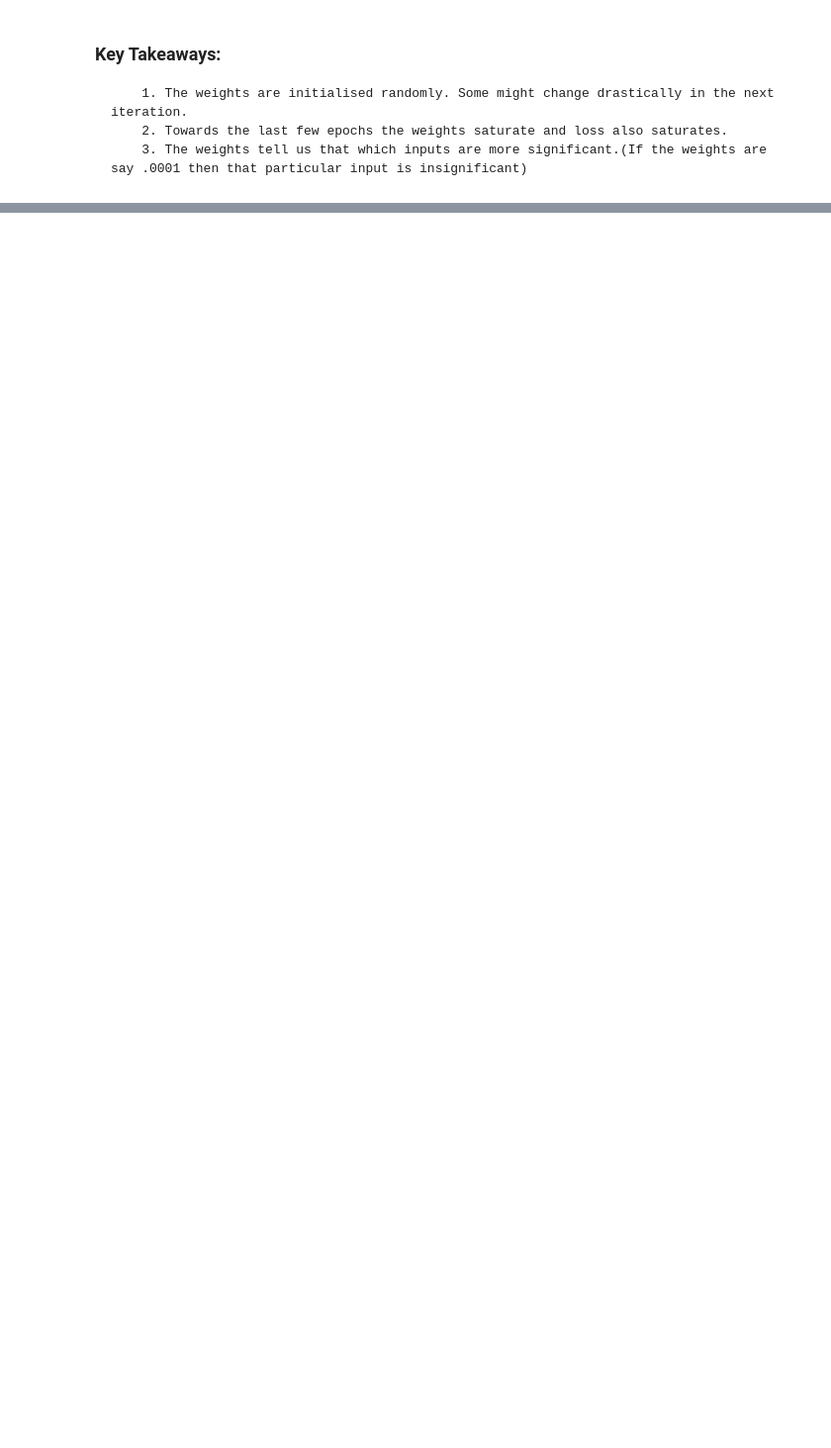
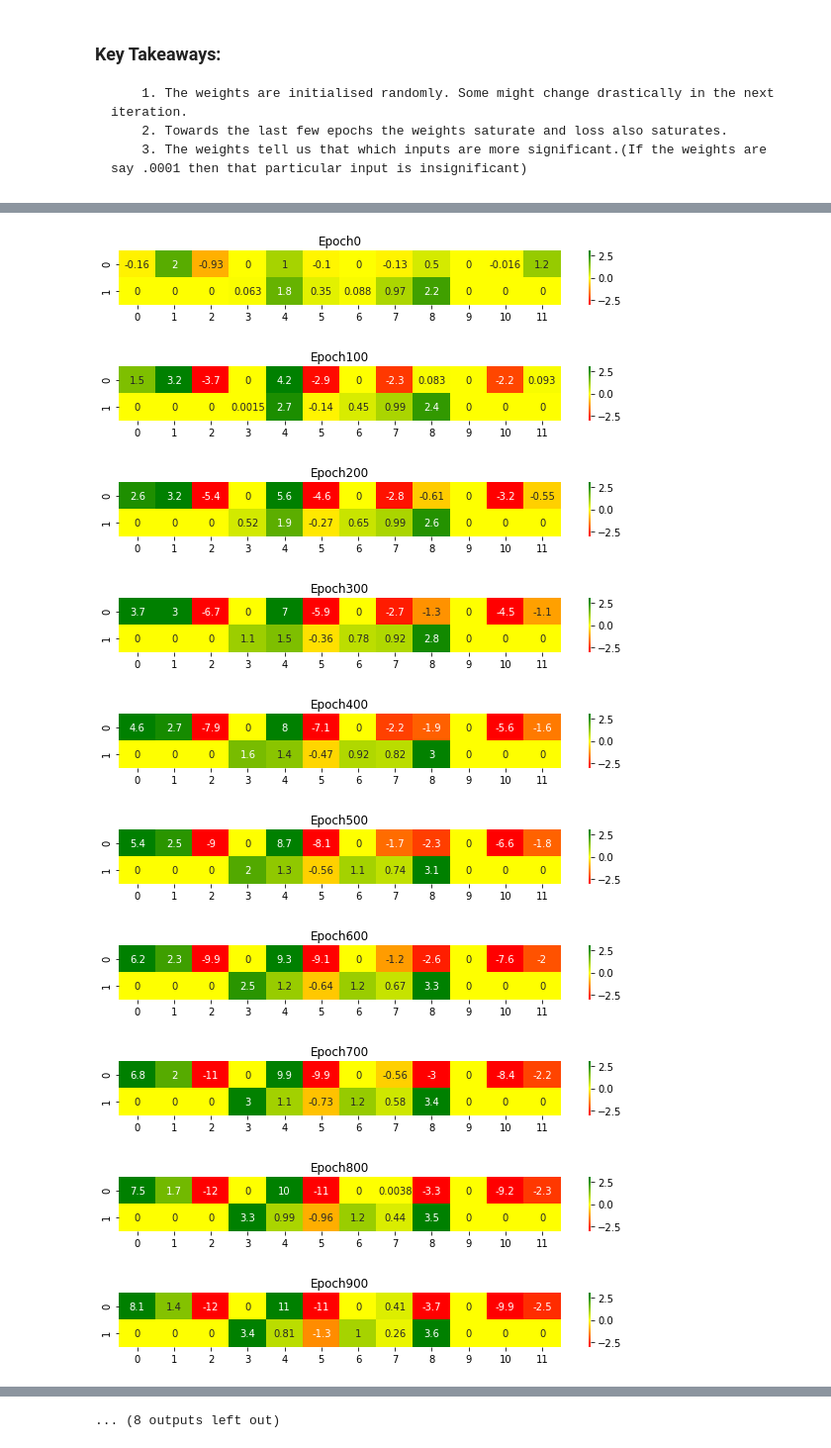
Before and after one commit to Humaidabdullah/Deep-Learning-PadhAI, a Jupyter notebook: Untitled Folder/ScalarBackPropogation.ipynb, the cells around one changed output, grey strips where cells are left out. Shown at 99% size. Saved outputs shown, nothing was run; the diff lists cells and outputs as text; code cells hidden in the pictures; blank space fills up the shorter version.

```diff
--- a/Untitled Folder/ScalarBackPropogation.ipynb
+++ b/Untitled Folder/ScalarBackPropogation.ipynb
@@ -374,0 +584,13 @@ HTML('<img src="weights_viz.gif">')
+# %%
+imageio.mimsave('./weights_viz_multi_class.gif', [plot_heat_map(i) for i in range(0,len(weight_matrices),len(weight_matrices)//20)], fps=1)
+# %% [output]
+[figure, added]
+[figure, added]
+[figure, added]
+[figure, added]
+[figure, added]
+[figure, added]
+[figure, added]
+[figure, added]
+[figure, added]
+[figure, added]
@@ -374,0 +599 @@ HTML('<img src="weights_viz.gif">')
+... (8 outputs left out)
```
Also changed, not shown: parts of 13 cells of this notebook, 3 other files.
